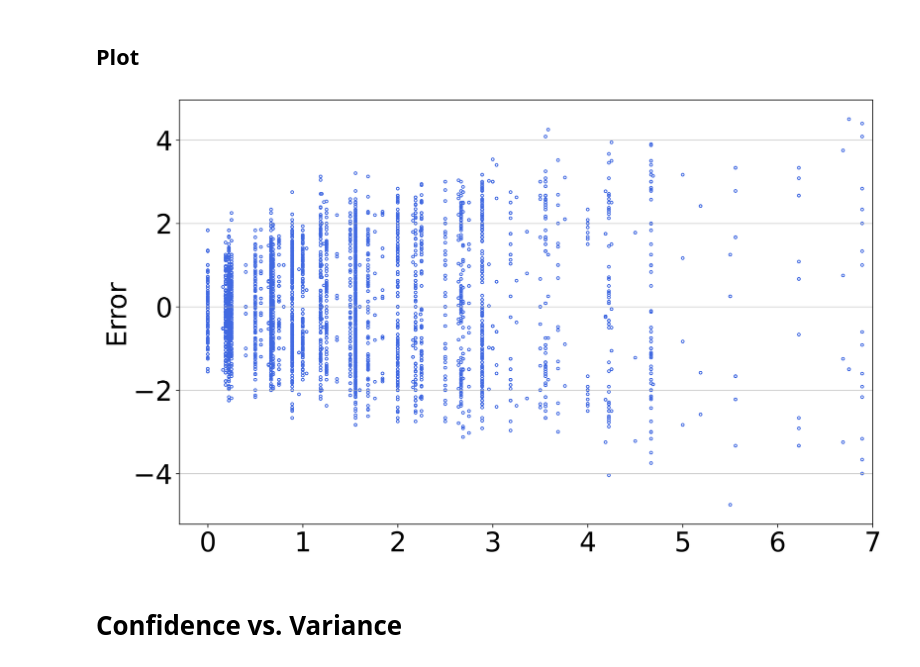
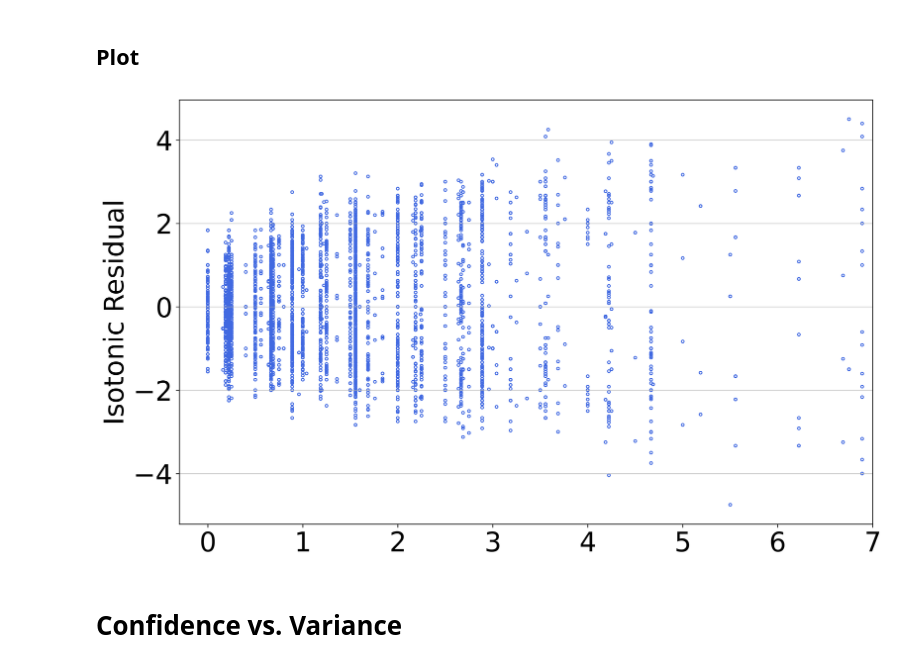
Before and after one commit to BuxinSu/ICML_2023_Ranking, a Jupyter notebook: Notebooks/Confidence_single_iso_residual.ipynb, the cells around one changed output. Cells and saved outputs as stored; diff of their text form; code cells hidden in the pictures.

```diff
--- a/Notebooks/Confidence_single_iso_residual.ipynb
+++ b/Notebooks/Confidence_single_iso_residual.ipynb
@@ -128,16 +128,16 @@ for submission in submission_old_rating:
 # %%
 plt.figure()
 # Create a scatter plot for mse_1 with blue color
 plt.scatter(variance, residual, marker='o', s=8, facecolors='none', edgecolors='royalblue')
 plt.xlim(-0.3,7)
 # plt.xlabel('')
-plt.ylabel('Error')
+plt.ylabel('Isotonic Residual')
 plt.grid(axis='y', alpha=0.75)
 #plt.title('Variance and Individual Residual')
 plt.savefig("/content/drive/MyDrive/Research/Ranking_ICML/Figures/variance_single_residual.svg", bbox_inches='tight')
 plt.show()
 # %% [output]
-[figure, old version]
+[figure, new version]
 # %% [markdown]
 # **Confidence vs. Variance**
 # %%
```
Also changed, not shown: parts of 1 cell of this notebook.
